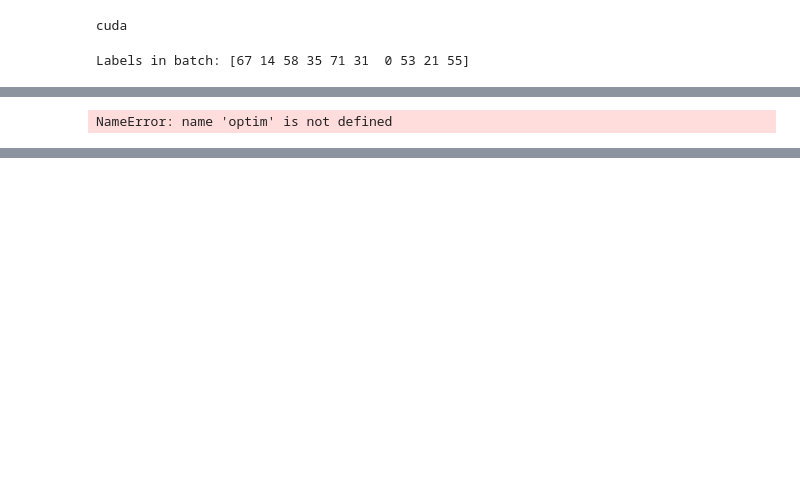
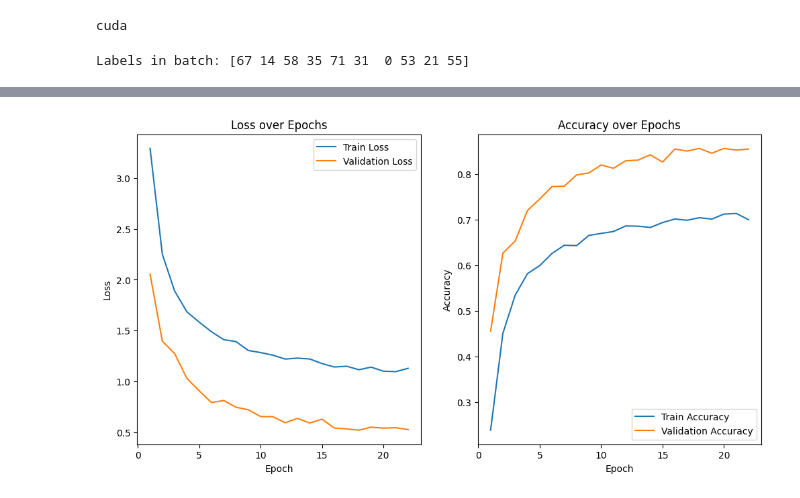
Before and after one commit to AadhithyaPrakash/MED_LEAF_ID, a Jupyter notebook: src/Scripts/cnn.ipynb, the cells around one changed output, grey strips where cells are left out. Saved outputs shown, nothing was run; the diff lists cells and outputs as text; code cells hidden in the pictures; blank space fills up the shorter version.

Commit message:
model updation and 85% accuracy has been achieved

```diff
--- a/src/Scripts/cnn.ipynb
+++ b/src/Scripts/cnn.ipynb
@@ -160,23 +172,14 @@ Epoch 1/30 => Train Loss: 3.2919, Train Accuracy: 0.2393, Val Loss: 2.0551, Val
-# %%
-# Assuming model is defined
-optimizer = optim.Adam(model.parameters(), lr=0.001)
-
-# Example of training loop
-for epoch in range(num_epochs):
-    model.train()
-    for inputs, targets in train_loader:
-        optimizer.zero_grad()  # Clear previous gradients
-        outputs = model(inputs)  # Forward pass
-        loss = loss_fn(outputs, targets)  # Calculate loss
-        loss.backward()  # Backpropagation
-        optimizer.step()  # Update weights
-# %% [output]
-NameError: name 'optim' is not defined
 # %%
+import torch
+import matplotlib.pyplot as plt
 
+# Ensure the model is in evaluation mode
 model.eval()
+
 correct_preds = 0
 total_preds = 0
+
+# Disable gradient calculation for testing
 with torch.no_grad():
     for inputs, labels in test_loader:
         inputs, labels = inputs.to(device), labels.to(device)
@@ -185,27 +188,36 @@ with torch.no_grad():
         correct_preds += torch.sum(preds == labels.data)
         total_preds += labels.size(0)
 
-test_accuracy = correct_preds.double() / total_preds
+# Convert test accuracy to float for better readability
+test_accuracy = correct_preds.double().cpu().item() / total_preds
 print(f"Test Accuracy: {test_accuracy:.4f}")
 
-
+# Save model weights
 torch.save(model.state_dict(), "efficientnetb0_leaf_model.pth")
 
+# Convert PyTorch tensors/lists to NumPy
+def to_numpy(tensor):
+    if isinstance(tensor, torch.Tensor):
+        return tensor.detach().cpu().numpy()  # Moves to CPU and converts to NumPy
+    return tensor  # If it's already a NumPy array or list, return as is
 
 epochs = range(1, len(train_losses) + 1)
+
 plt.figure(figsize=(12, 6))
 
+# Loss Plot
 plt.subplot(1, 2, 1)
-plt.plot(epochs, train_losses, label='Train Loss')
-plt.plot(epochs, val_losses, label='Validation Loss')
+plt.plot(epochs, to_numpy(torch.tensor(train_losses)), label='Train Loss')
+plt.plot(epochs, to_numpy(torch.tensor(val_losses)), label='Validation Loss')
 plt.title('Loss over Epochs')
 plt.xlabel('Epoch')
 plt.ylabel('Loss')
 plt.legend()
 
+# Accuracy Plot
 plt.subplot(1, 2, 2)
-plt.plot(epochs, train_accuracies, label='Train Accuracy')
-plt.plot(epochs, val_accuracies, label='Validation Accuracy')
+plt.plot(epochs, to_numpy(torch.tensor(train_accuracies)), label='Train Accuracy')
+plt.plot(epochs, to_numpy(torch.tensor(val_accuracies)), label='Validation Accuracy')
 plt.title('Accuracy over Epochs')
 plt.xlabel('Epoch')
 plt.ylabel('Accuracy')
@@ -232,0 +229 @@ Epoch 39/50
+[figure, added]
```
Also changed, not shown: parts of 5 cells of this notebook.
